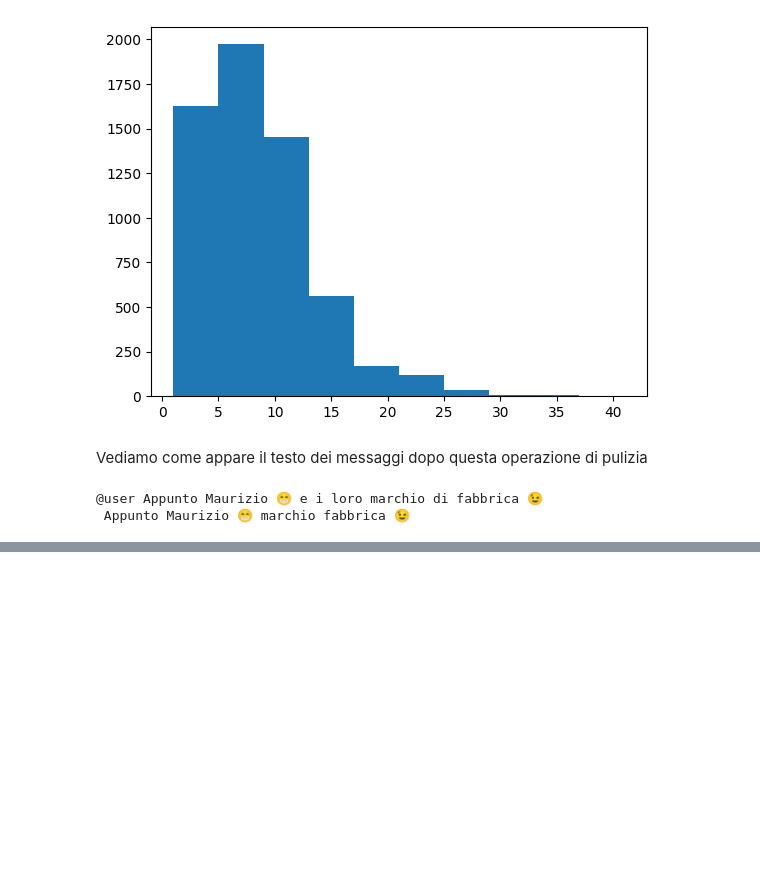
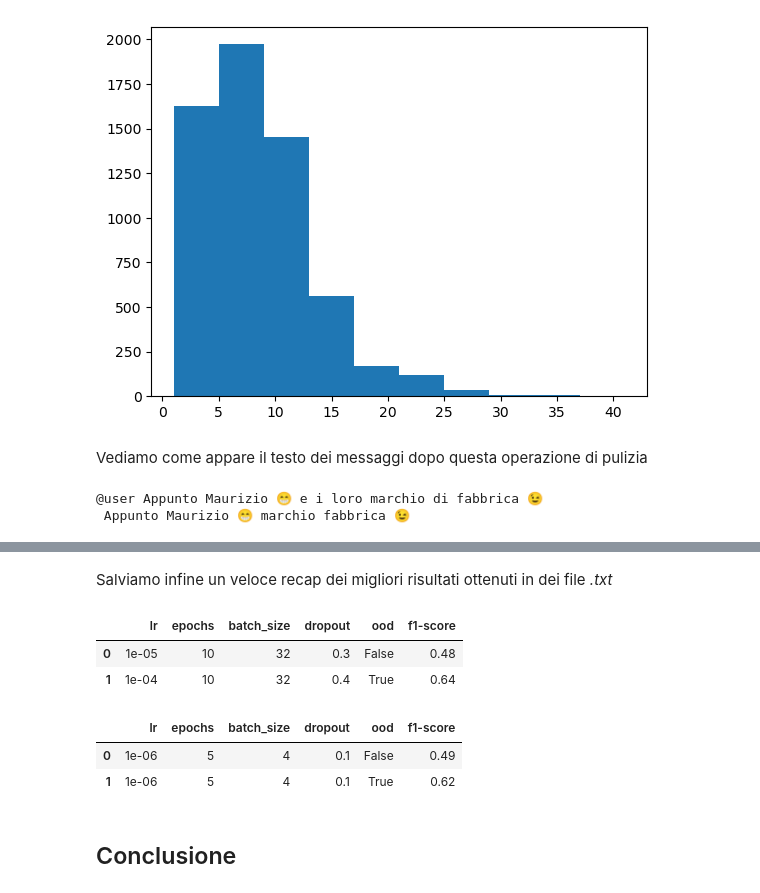
Before and after one commit to emanuelemuzio/nlp, a Jupyter notebook: TaskA.ipynb, the cells around one changed output, grey strips where cells are left out. Cells and saved outputs as stored; diff of their text form; code cells hidden in the pictures; blank space fills up the shorter version.

```diff
--- a/TaskA.ipynb
+++ b/TaskA.ipynb
@@ -773,0 +851,32 @@ f.readline().replace('\n','').split(';')
+# %% [markdown]
+Salviamo infine un veloce recap dei migliori risultati ottenuti in dei file _.txt_
+# %%
+def scientificNotation(x):
+    return '{:.0e}'.format(float(str(x).rstrip('0')))
+
+def truncateFloat(x):
+    return '%.2f'%(x)
+# %%
+recap_csv = pd.read_csv('recap.csv', sep=';')
+
+recap_csv['lr'] = recap_csv['lr'].apply(scientificNotation)
+recap_csv['f1-score'] = recap_csv['f1-score'].apply(truncateFloat)
+
+recap_csv.head()
+# %% [output]
+|  | lr | epochs | batch_size | dropout | ood | f1-score |
+| 0 | 1e-05 | 10 | 32 | 0.3 | False | 0.48 |
+| 1 | 1e-04 | 10 | 32 | 0.4 | True | 0.64 |
+# %%
+recap_prep_csv = pd.read_csv('recap_prep.csv', sep=';')
+
+recap_prep_csv['lr'] = recap_prep_csv['lr'].apply(scientificNotation)
+recap_prep_csv['f1-score'] = recap_prep_csv['f1-score'].apply(truncateFloat)
+
+recap_prep_csv.head()
+# %% [output]
+|  | lr | epochs | batch_size | dropout | ood | f1-score |
+| 0 | 1e-06 | 5 | 4 | 0.1 | False | 0.49 |
+| 1 | 1e-06 | 5 | 4 | 0.1 | True | 0.62 |
+# %% [markdown]
+## Conclusione
```
Also changed, not shown: parts of 32 cells of this notebook, 2 other files.
